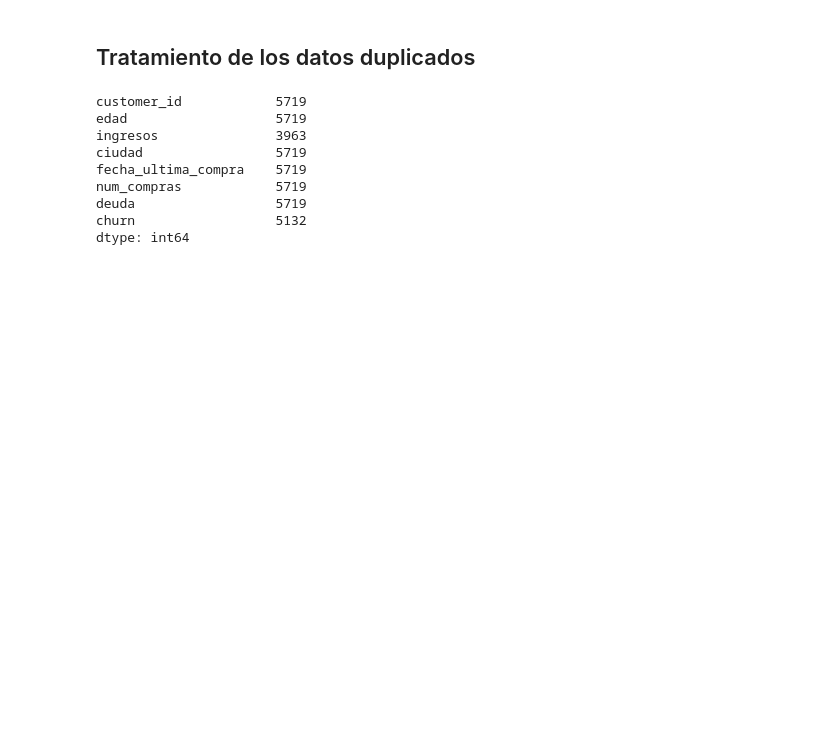
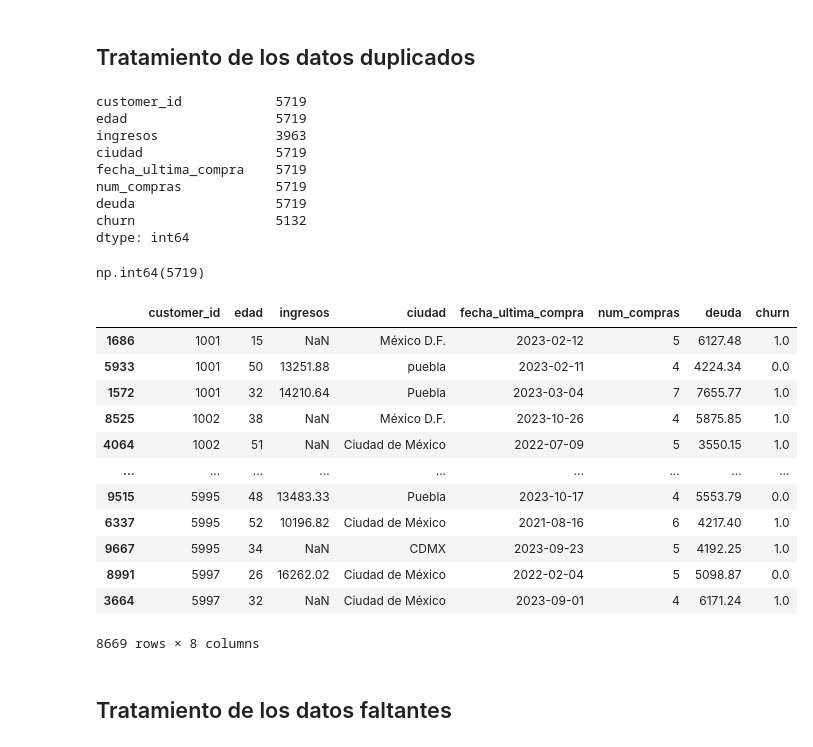
Before and after one commit to pdanielvazquez/limpieza-preprocesamiento-datos-dd-ibero-o26, a Jupyter notebook: limpieza-preprocesamiento.ipynb, the cells around one changed output. Saved outputs shown, nothing was run; the diff lists cells and outputs as text; code cells hidden in the pictures; blank space fills up the shorter version.

```diff
--- a/limpieza-preprocesamiento.ipynb
+++ b/limpieza-preprocesamiento.ipynb
@@ -85,3 +85,27 @@ num_compras            5719
 deuda                  5719
 churn                  5132
 dtype: int64
+# %%
+# Identificando registros duplicados de customer_id y mostrando los registros duplicados
+df.duplicated(subset=['customer_id']).sum()
+# %% [output]
+np.int64(5719)
+# %%
+# Listado de los registros duplicados de customer_id
+df[df.duplicated(subset=['customer_id'], keep=False)].sort_values(by='customer_id')
+# %% [output]
+|  | customer_id | edad | ingresos | ciudad | fecha_ultima_compra | num_compras | deuda | churn |
+| 1686 | 1001 | 15 | NaN | México D.F. | 2023-02-12 | 5 | 6127.48 | 1.0 |
+| 5933 | 1001 | 50 | 13251.88 | puebla | 2023-02-11 | 4 | 4224.34 | 0.0 |
+| 1572 | 1001 | 32 | 14210.64 | Puebla | 2023-03-04 | 7 | 7655.77 | 1.0 |
+| 8525 | 1002 | 38 | NaN | México D.F. | 2023-10-26 | 4 | 5875.85 | 1.0 |
+| 4064 | 1002 | 51 | NaN | Ciudad de México | 2022-07-09 | 5 | 3550.15 | 1.0 |
+| ... | ... | ... | ... | ... | ... | ... | ... | ... |
+| 9515 | 5995 | 48 | 13483.33 | Puebla | 2023-10-17 | 4 | 5553.79 | 0.0 |
+| 6337 | 5995 | 52 | 10196.82 | Ciudad de México | 2021-08-16 | 6 | 4217.40 | 1.0 |
+| 9667 | 5995 | 34 | NaN | CDMX | 2023-09-23 | 5 | 4192.25 | 1.0 |
+| 8991 | 5997 | 26 | 16262.02 | Ciudad de México | 2022-02-04 | 5 | 5098.87 | 0.0 |
+| 3664 | 5997 | 32 | NaN | Ciudad de México | 2023-09-01 | 4 | 6171.24 | 1.0 |
+8669 rows × 8 columns
+# %% [markdown]
+## Tratamiento de los datos faltantes
```
Also changed, not shown: parts of 11 cells of this notebook.
